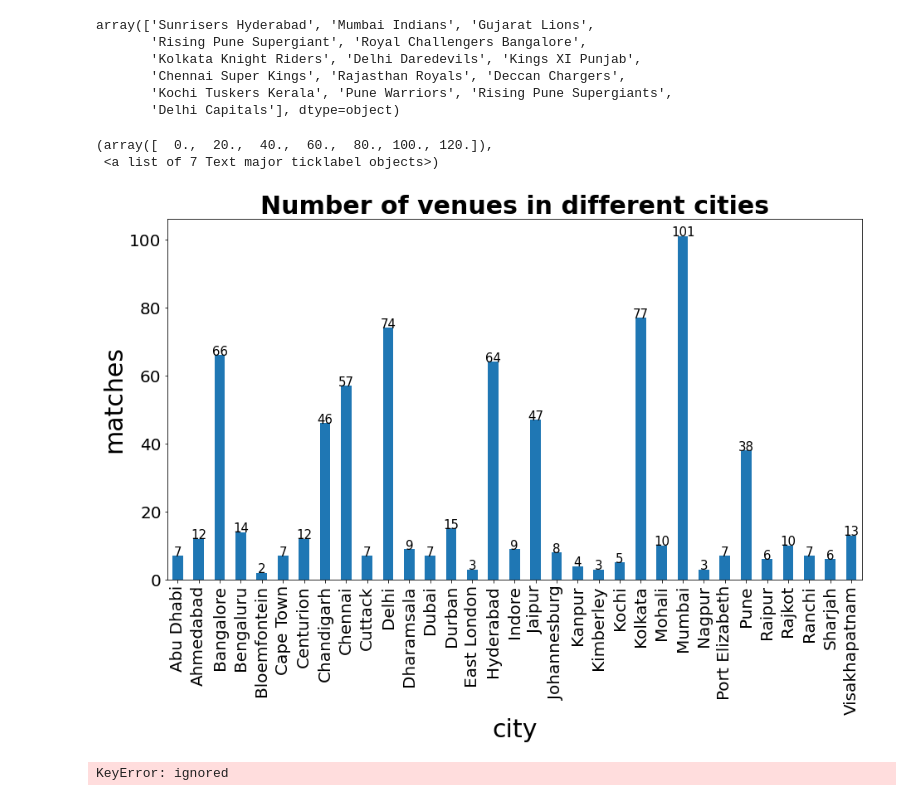
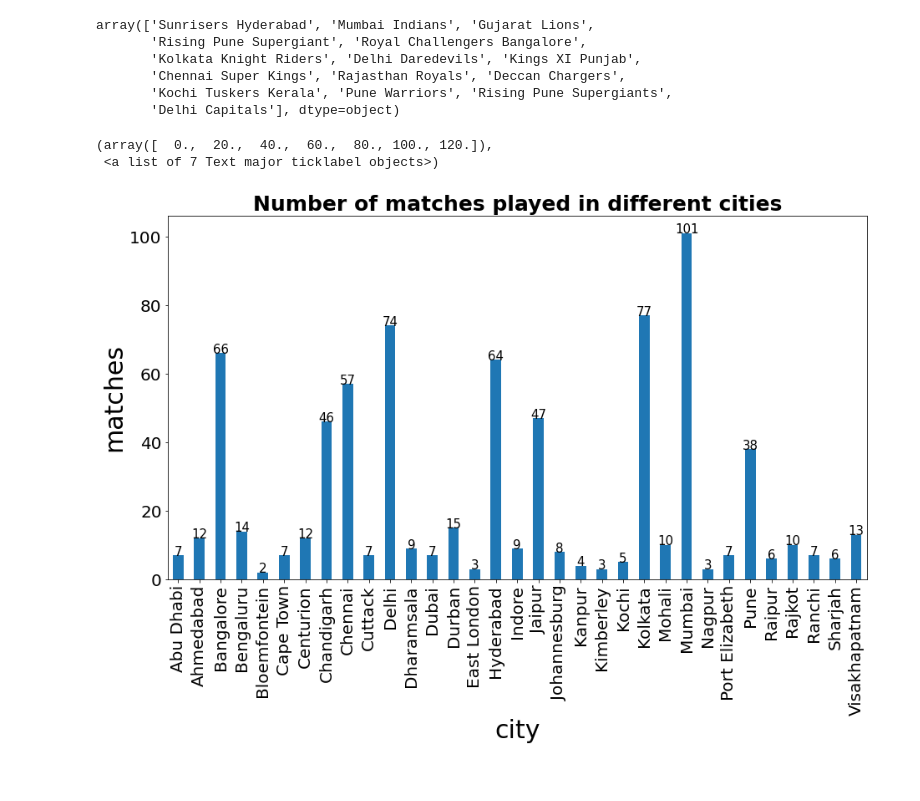
Before and after one commit to nehit210/EDA-on-sports-dataset, a Jupyter notebook: EDA.ipynb, the cells around one changed output. Drawn from its saved outputs; the diff is of its cells as text; code cells hidden in the pictures.

```diff
--- a/EDA.ipynb
+++ b/EDA.ipynb
@@ -280,23 +280,19 @@ array(['Sunrisers Hyderabad', 'Mumbai Indians', 'Gujarat Lions',
 # %%
 ven=pd.crosstab(matches['city'],matches['venue'])
 ven['count']=ven.sum(axis='columns')
 v=ven['count']
 
 plt.figure(figsize=(15,8))
 v.plot(kind='bar',legend=False)
-plt.title("Number of venues in different cities",fontsize=30,fontweight='bold')
+plt.title("Number of matches played in different cities",fontsize=25,fontweight='bold')
 for index,data in enumerate(v):
     plt.text(x=index , y =data+1 , s=f"{data}" , fontdict=dict(fontsize=15), horizontalalignment='center',
                 verticalalignment='center')
 plt.xlabel('city',size=30)
 plt.ylabel('matches',size=30)
 plt.xticks(size=20)
 plt.yticks(size=20)
 # %% [output]
 (array([  0.,  20.,  40.,  60.,  80., 100., 120.]),
  <a list of 7 Text major ticklabel objects>)
-[figure, old version]
+[figure, new version]
-# %%
-ven[pd.isnull('city')]
-# %% [output]
-KeyError: ignored
```
Also changed, not shown: parts of 11 cells of this notebook.
